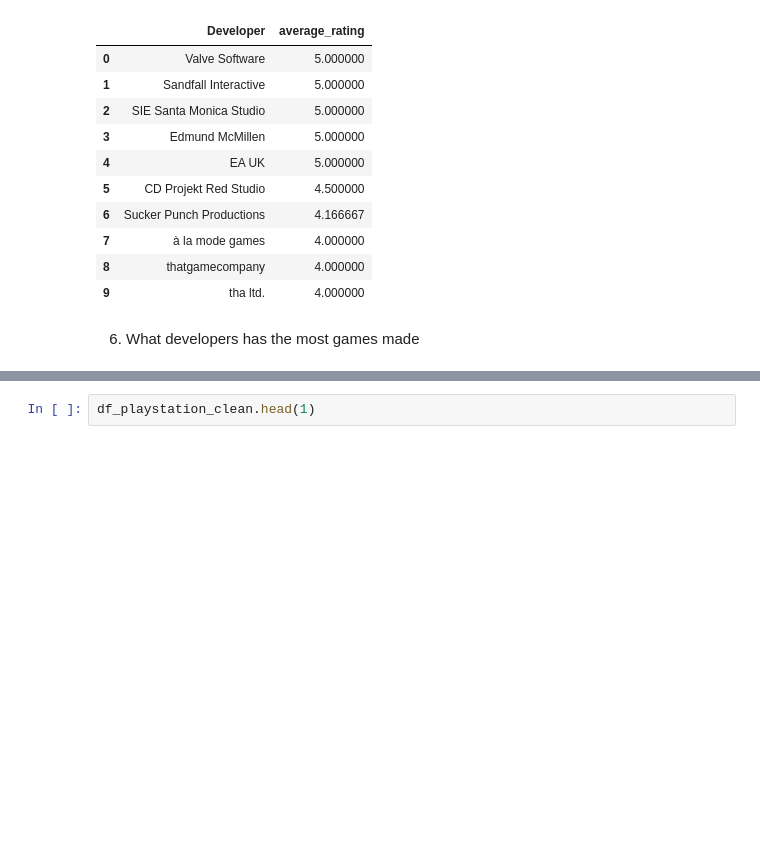
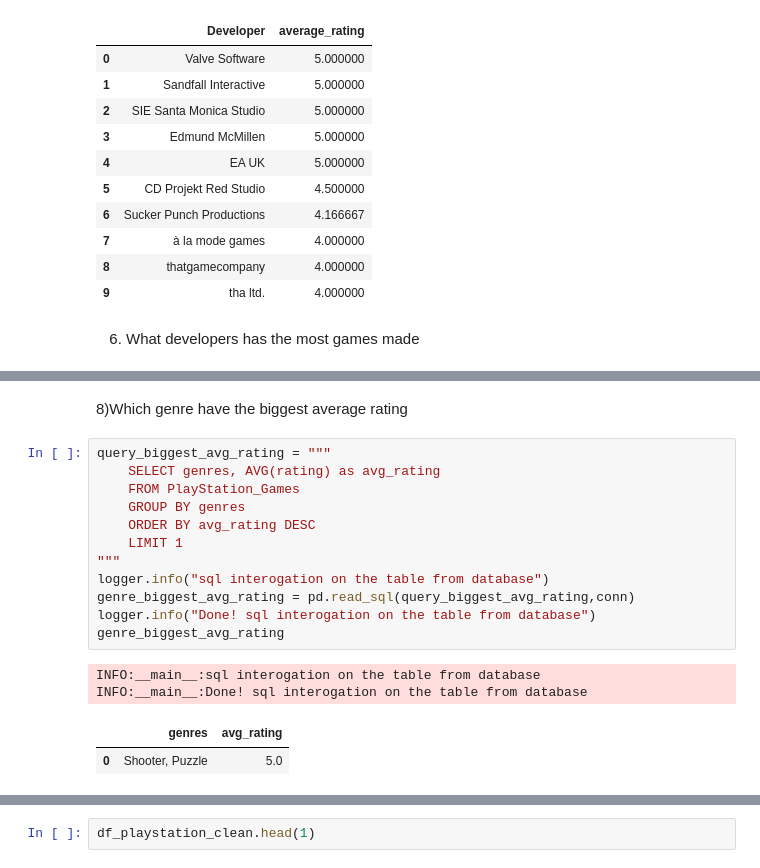
Before and after one commit to CalinP1/Playstation_work, a Jupyter notebook: PlayStation_Data_report.ipynb, the cells around one changed output, grey strips where cells are left out. Drawn from its saved outputs; the diff is of its cells as text; blank space fills up the shorter version.

```diff
--- a/PlayStation_Data_report.ipynb
+++ b/PlayStation_Data_report.ipynb
@@ -641,0 +673,19 @@ dev_with_most_games
+# %% [markdown]
+8)Which genre have the biggest average rating
+# %%
+query_biggest_avg_rating = """
+    SELECT genres, AVG(rating) as avg_rating
+    FROM PlayStation_Games
+    GROUP BY genres
+    ORDER BY avg_rating DESC
+    LIMIT 1
+"""
+logger.info("sql interogation on the table from database")
+genre_biggest_avg_rating = pd.read_sql(query_biggest_avg_rating,conn)
+logger.info("Done! sql interogation on the table from database")
+genre_biggest_avg_rating
+# %% [output]
+INFO:__main__:sql interogation on the table from database
+INFO:__main__:Done! sql interogation on the table from database
+|  | genres | avg_rating |
+| 0 | Shooter, Puzzle | 5.0 |
```
Also changed, not shown: parts of 6 cells of this notebook.
